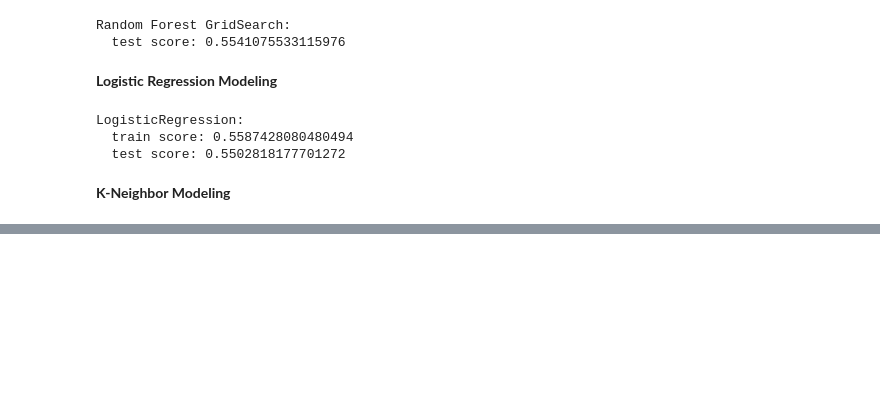
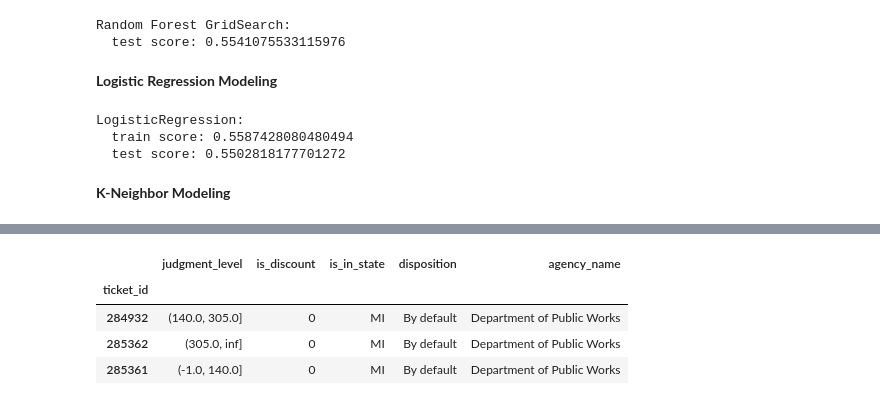
Before and after one commit to hmchen47/DataScience, a Jupyter notebook: AppliedDS-UMich/3-AML/notebooks/Ref1-Assignment4.ipynb, the cells around one changed output, grey strips where cells are left out. Cells and saved outputs as stored; diff of their text form; code cells hidden in the pictures; blank space fills up the shorter version.

```diff
--- a/AppliedDS-UMich/3-AML/notebooks/Ref1-Assignment4.ipynb
+++ b/AppliedDS-UMich/3-AML/notebooks/Ref1-Assignment4.ipynb
@@ -521,0 +608,10 @@ __Final Test__
+# %%
+selection = ['judgment_level', 'is_discount', 'is_in_state', 'disposition', 'agency_name']
+df_test_selected = df_test[selection]
+df_test_selected.head(3)
+# %% [output]
+|  | judgment_level | is_discount | is_in_state | disposition | agency_name |
+| ticket_id |  |  |  |  |  |
+| 284932 | (140.0, 305.0] | 0 | MI | By default | Department of Public Works |
+| 285362 | (305.0, inf] | 0 | MI | By default | Department of Public Works |
+| 285361 | (-1.0, 140.0] | 0 | MI | By default | Department of Public Works |
```
Also changed, not shown: parts of 13 cells of this notebook.
